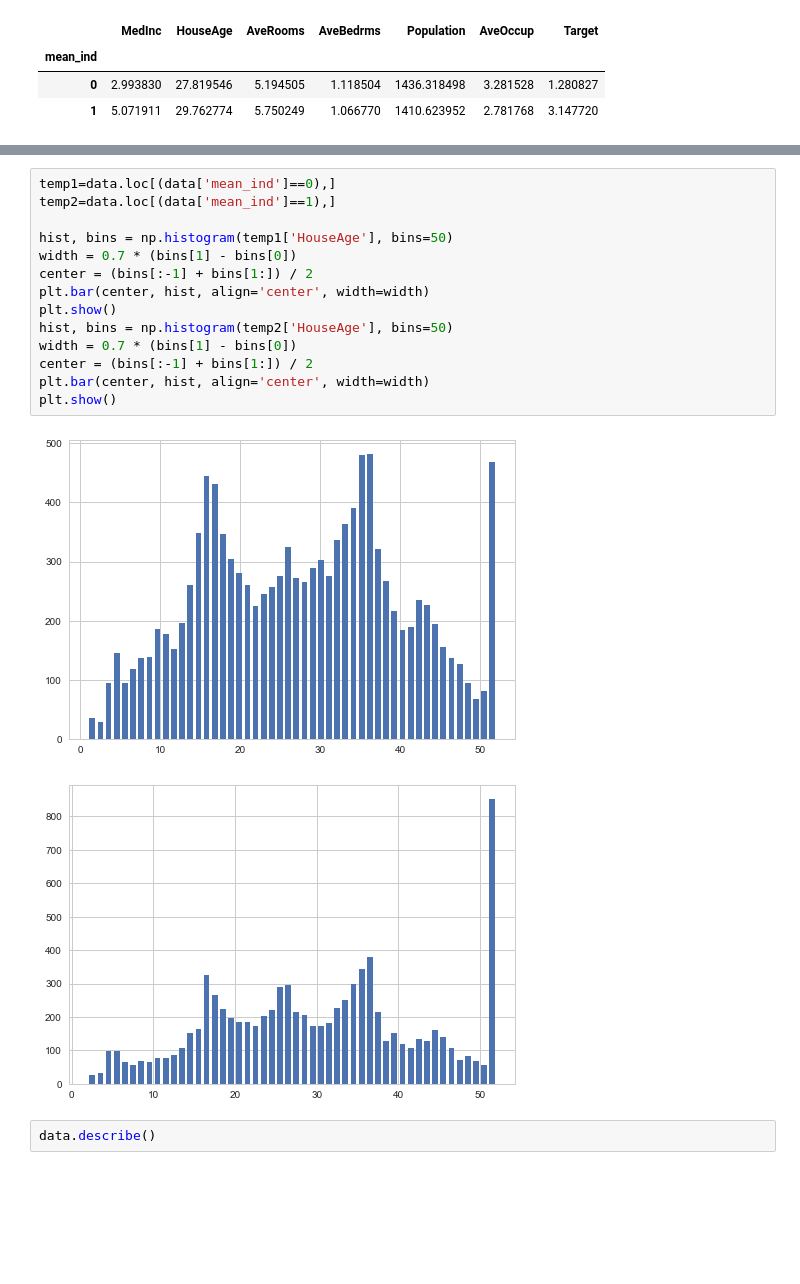
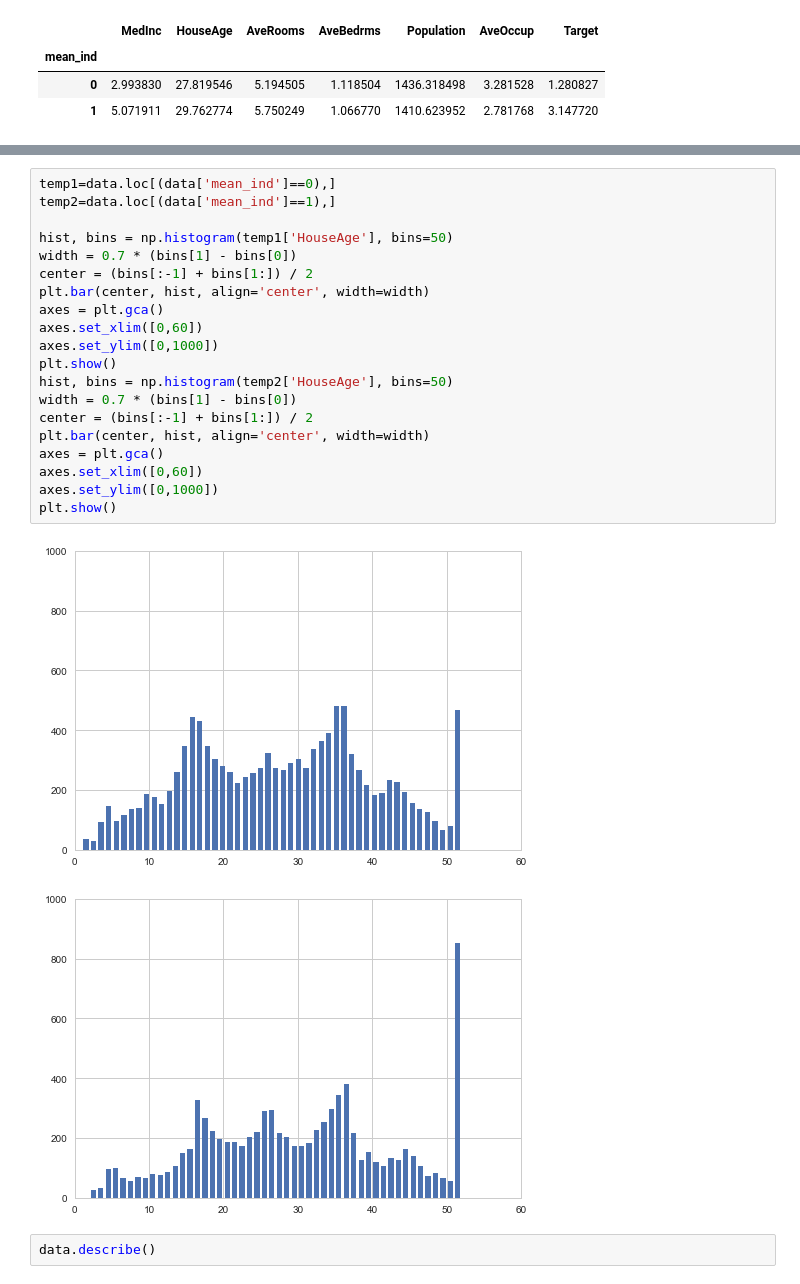
Before and after one commit to Klivote/Python_machineLearning_examples, a Jupyter notebook: 1_Logistic_GradientBoosting_in_Python.ipynb, the cells around one changed output, grey strips where cells are left out. Saved outputs shown, nothing was run; the diff lists cells and outputs as text; blank space fills up the shorter version.

```diff
--- a/1_Logistic_GradientBoosting_in_Python.ipynb
+++ b/1_Logistic_GradientBoosting_in_Python.ipynb
@@ -87,20 +93,26 @@ plt.show()
 # %%
 temp1=data.loc[(data['mean_ind']==0),]
 temp2=data.loc[(data['mean_ind']==1),]
 
 hist, bins = np.histogram(temp1['HouseAge'], bins=50)
 width = 0.7 * (bins[1] - bins[0])
 center = (bins[:-1] + bins[1:]) / 2
 plt.bar(center, hist, align='center', width=width)
+axes = plt.gca()
+axes.set_xlim([0,60])
+axes.set_ylim([0,1000])
 plt.show()
 hist, bins = np.histogram(temp2['HouseAge'], bins=50)
 width = 0.7 * (bins[1] - bins[0])
 center = (bins[:-1] + bins[1:]) / 2
 plt.bar(center, hist, align='center', width=width)
+axes = plt.gca()
+axes.set_xlim([0,60])
+axes.set_ylim([0,1000])
 plt.show()
 # %% [output]
-[figure, old version]
+[figure, new version]
-[figure, old version]
+[figure, new version]
 # %%
 data.describe()
 # %% [output]
```
Also changed, not shown: parts of 6 cells of this notebook.
